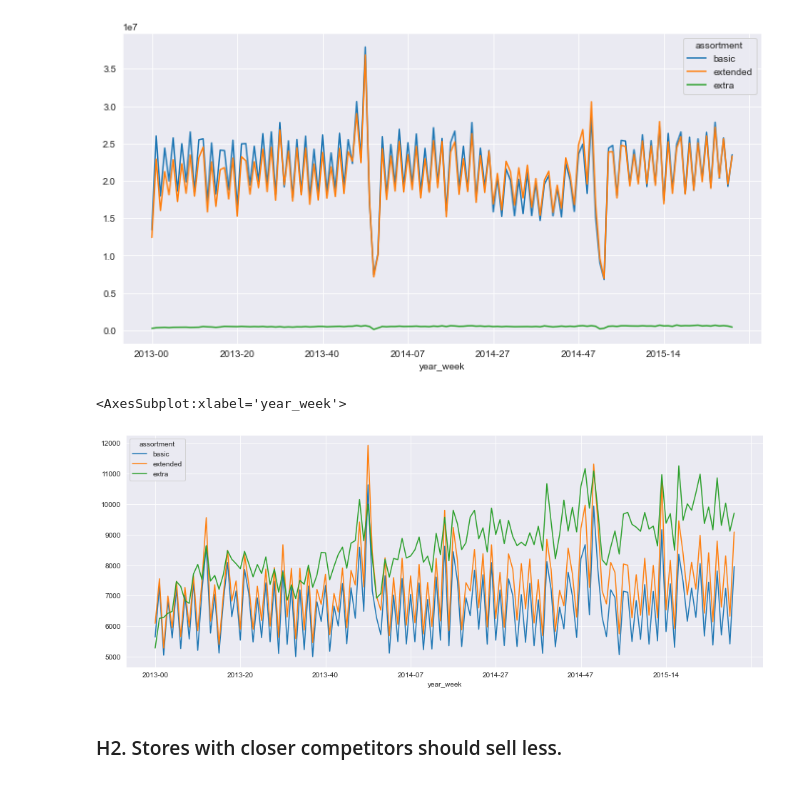
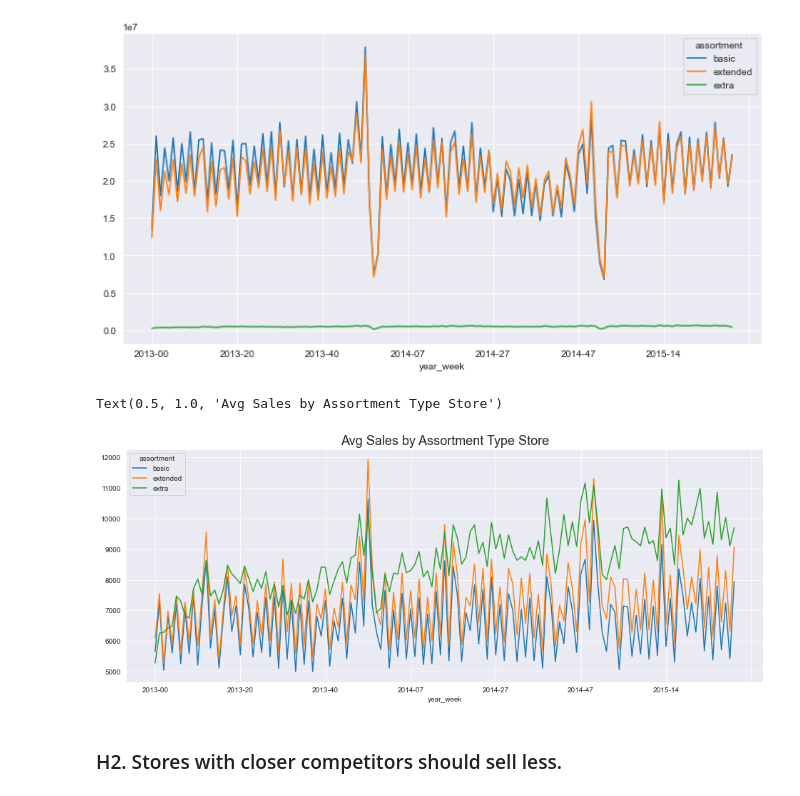
Before and after one commit to felipedmnq/Data-Science-T, a Jupyter notebook: Notebooks/Data_Science_T_M4.ipynb, the cells around one changed output. Saved outputs shown, nothing was run; the diff lists cells and outputs as text; code cells hidden in the pictures.

```diff
--- a/Notebooks/Data_Science_T_M4.ipynb
+++ b/Notebooks/Data_Science_T_M4.ipynb
@@ -695,8 +699,9 @@ aux2_week_sum_pivot.plot(figsize = (12, 6))
 [figure]
 # %%
 aux2_week_mean_pivot.plot(figsize = (16, 6))
+plt.title('Avg Sales by Assortment Type Store', fontsize = 18)
 # %% [output]
-<AxesSubplot:xlabel='year_week'>
+Text(0.5, 1.0, 'Avg Sales by Assortment Type Store')
-[figure, old version]
+[figure, new version]
 # %% [markdown]
 ### H2. Stores with closer competitors should sell less.
```
Also changed, not shown: parts of 12 cells of this notebook.
